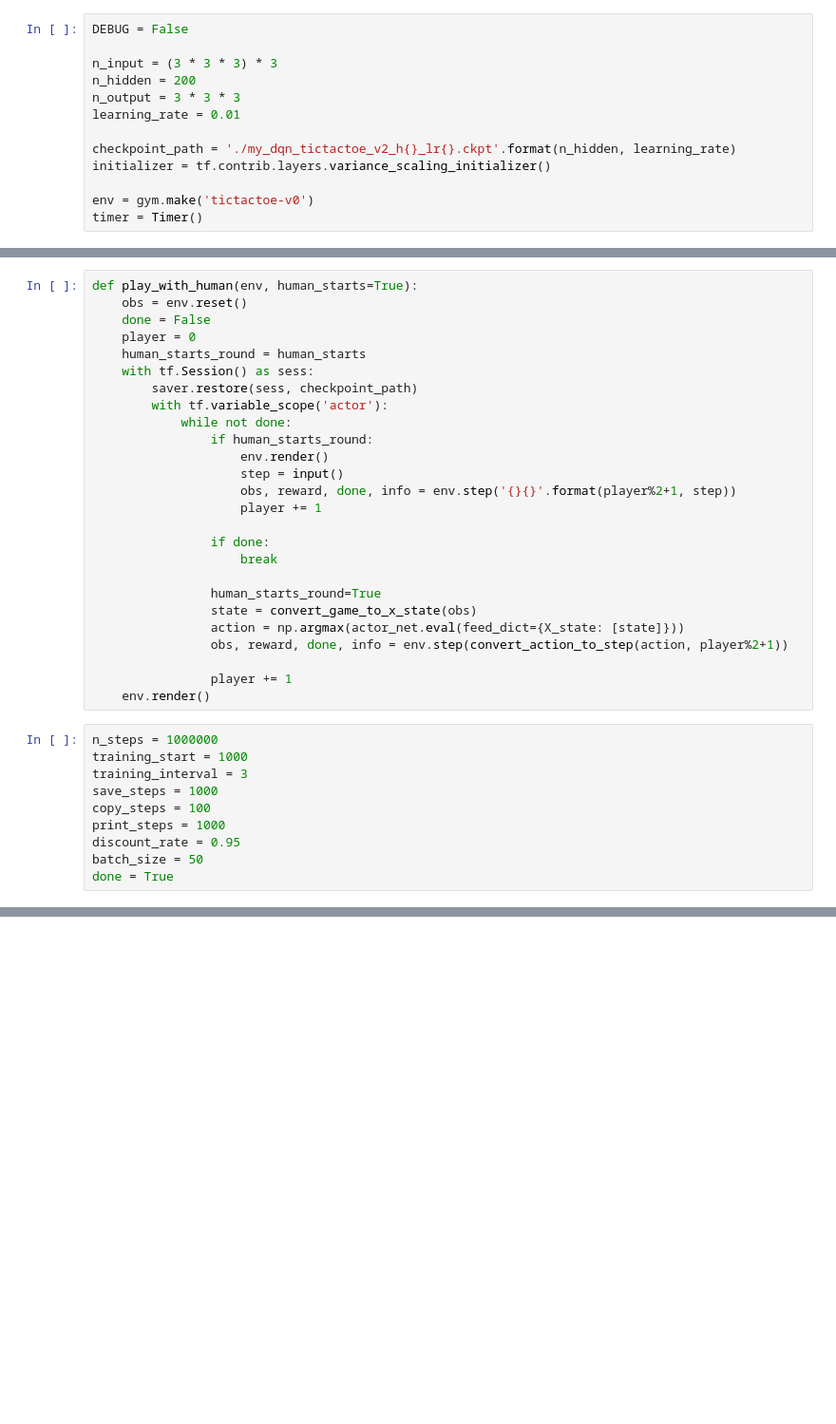
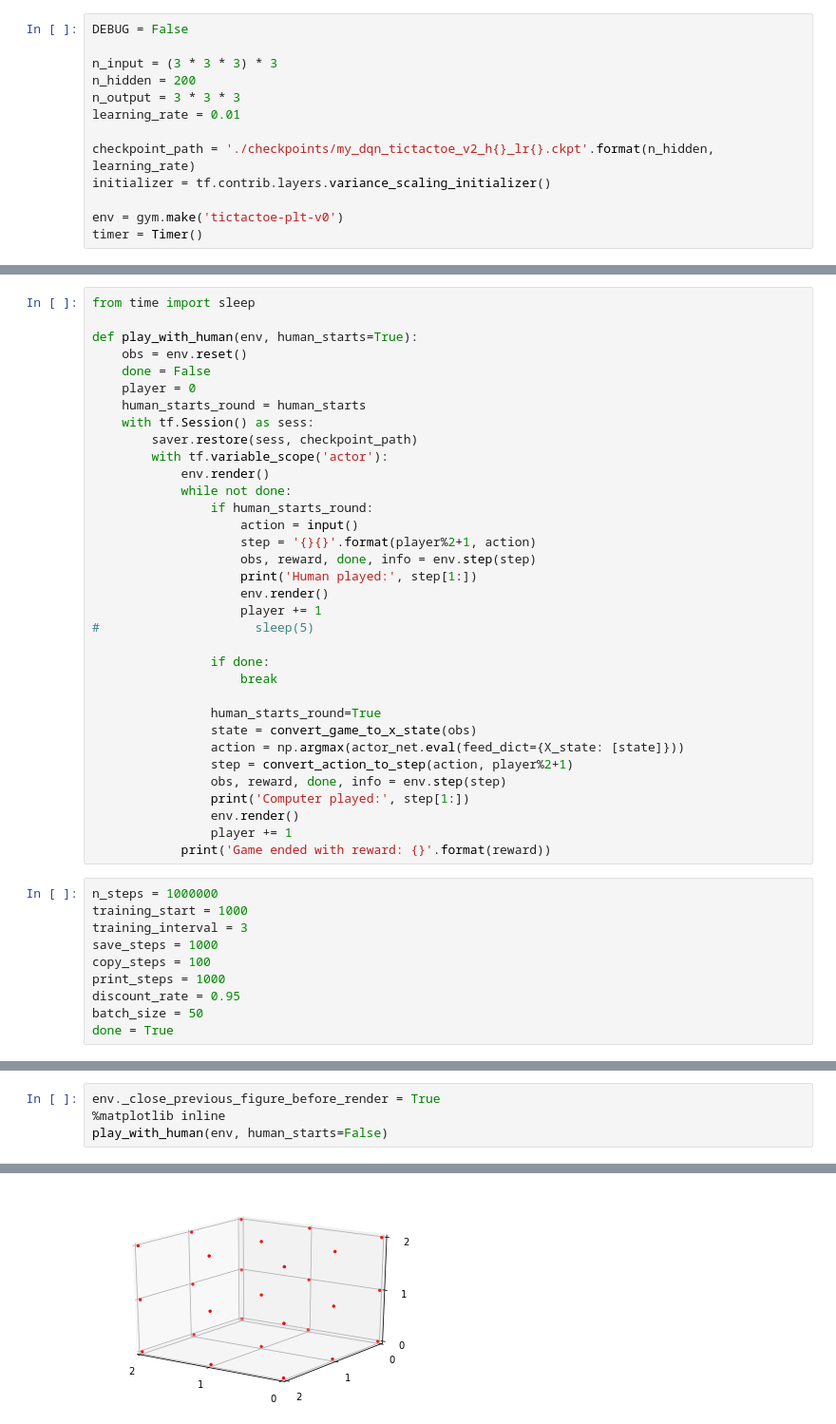
Before and after one commit to shkreza/gym-tictactoe3d, a Jupyter notebook: learning/TicTacToe-RL-DQN-TF-v2-eval.ipynb, the cells around one changed output, grey strips where cells are left out. Shown at 95% size. Saved outputs shown, nothing was run; the diff lists cells and outputs as text; blank space fills up the shorter version.

Commit message:
Some new evaluation games.

```diff
--- a/learning/TicTacToe-RL-DQN-TF-v2-eval.ipynb
+++ b/learning/TicTacToe-RL-DQN-TF-v2-eval.ipynb
@@ -15,10 +15,10 @@ n_hidden = 200
 n_output = 3 * 3 * 3
 learning_rate = 0.01
 
-checkpoint_path = './my_dqn_tictactoe_v2_h{}_lr{}.ckpt'.format(n_hidden, learning_rate)
+checkpoint_path = './checkpoints/my_dqn_tictactoe_v2_h{}_lr{}.ckpt'.format(n_hidden, learning_rate)
 initializer = tf.contrib.layers.variance_scaling_initializer()
 
-env = gym.make('tictactoe-v0')
+env = gym.make('tictactoe-plt-v0')
 timer = Timer()
 # %%
 encoder = LabelBinarizer()
@@ -116,6 +116,8 @@ def sample_mem(batch_size):
     cols = [np.array(col) for col in cols]
     return (cols[0], cols[1], cols[2].reshape(-1, 1), cols[3], cols[4].reshape(-1, 1))
 # %%
+from time import sleep
+
 def play_with_human(env, human_starts=True):
     obs = env.reset()
     done = False
@@ -124,12 +126,16 @@ def play_with_human(env, human_starts=True):
     with tf.Session() as sess:
         saver.restore(sess, checkpoint_path)
         with tf.variable_scope('actor'):
+            env.render()
             while not done:
                 if human_starts_round:
+                    action = input()
+                    step = '{}{}'.format(player%2+1, action)
+                    obs, reward, done, info = env.step(step)
+                    print('Human played:', step[1:])
                     env.render()
-                    step = input()
-                    obs, reward, done, info = env.step('{}{}'.format(player%2+1, step))
                     player += 1
+#                     sleep(5)
 
                 if done:
                     break
@@ -137,10 +143,12 @@ def play_with_human(env, human_starts=True):
                 human_starts_round=True
                 state = convert_game_to_x_state(obs)
                 action = np.argmax(actor_net.eval(feed_dict={X_state: [state]}))
-                obs, reward, done, info = env.step(convert_action_to_step(action, player%2+1))
-
+                step = convert_action_to_step(action, player%2+1)
+                obs, reward, done, info = env.step(step)
+                print('Computer played:', step[1:])
+                env.render()
                 player += 1
-    env.render()
+            print('Game ended with reward: {}'.format(reward))
 # %%
 n_steps = 1000000
 training_start = 1000
@@ -160,0 +169,5 @@ INFO:tensorflow:Restoring parameters from ./my_dqn_tictactoe_v2_h200_lr0.01.ckpt
+# %%
+env._close_previous_figure_before_render = True
+%matplotlib inline
+play_with_human(env, human_starts=False)
+# %% [output]
@@ -160,0 +175 @@ INFO:tensorflow:Restoring parameters from ./my_dqn_tictactoe_v2_h200_lr0.01.ckpt
+[figure, added]
```
Also changed, not shown: parts of 5 cells of this notebook.
